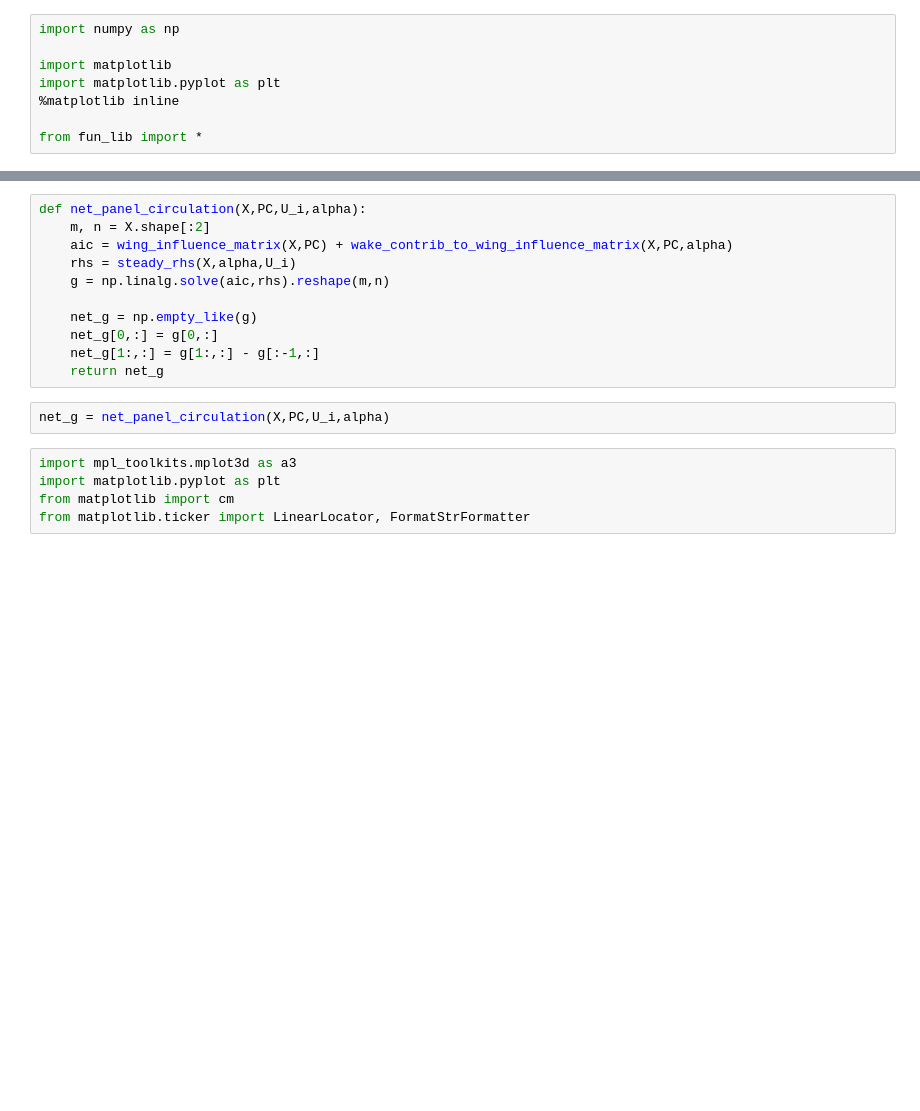
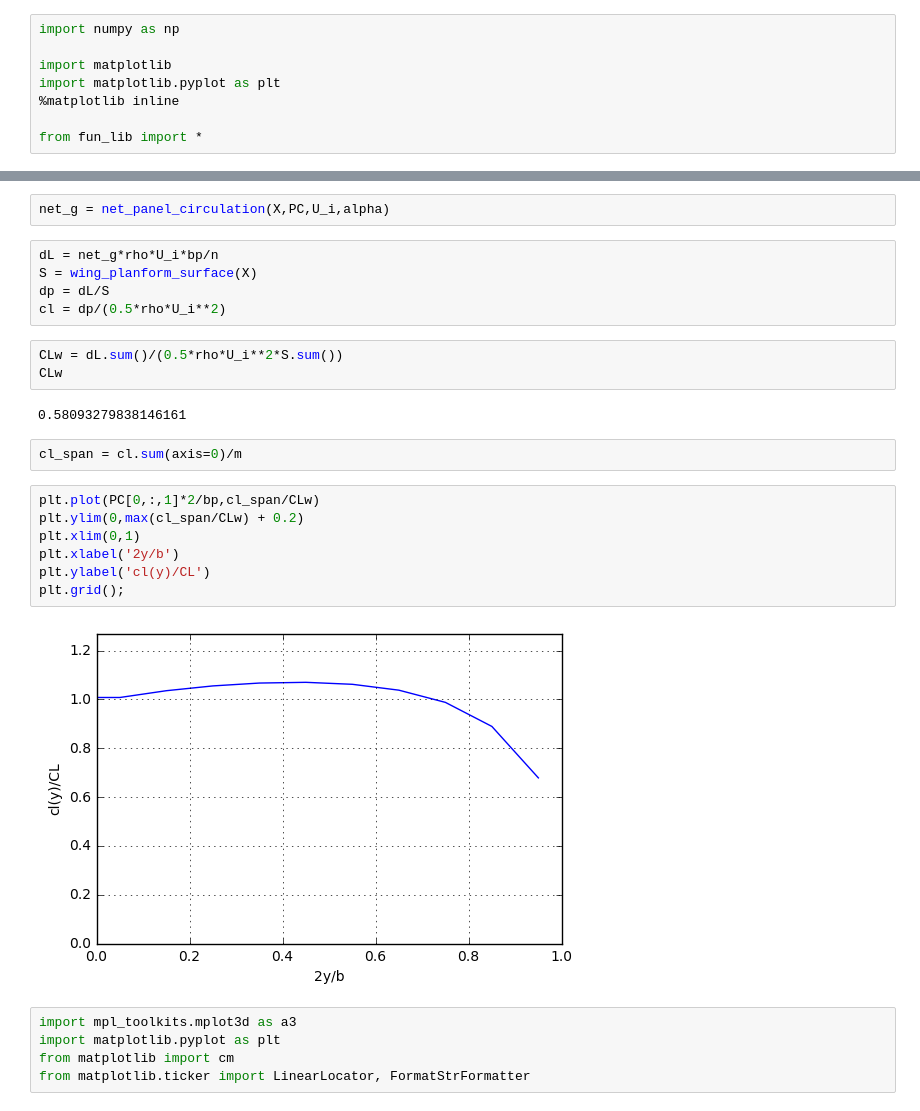
Before and after one commit to partmor/ezaero, a Jupyter notebook: steady_VLM/aero.ipynb, the cells around one changed output, grey strips where cells are left out. Drawn from its saved outputs; the diff is of its cells as text; blank space fills up the shorter version.

```diff
--- a/steady_VLM/aero.ipynb
+++ b/steady_VLM/aero.ipynb
@@ -28,16 +28,26 @@ plot_control_points(PC,ax);
-# %%
-def net_panel_circulation(X,PC,U_i,alpha):
-    m, n = X.shape[:2]
-    aic = wing_influence_matrix(X,PC) + wake_contrib_to_wing_influence_matrix(X,PC,alpha)
-    rhs = steady_rhs(X,alpha,U_i)
-    g = np.linalg.solve(aic,rhs).reshape(m,n)
-
-    net_g = np.empty_like(g)
-    net_g[0,:] = g[0,:]
-    net_g[1:,:] = g[1:,:] - g[:-1,:]
-    return net_g
 # %%
 net_g = net_panel_circulation(X,PC,U_i,alpha)
+# %%
+dL = net_g*rho*U_i*bp/n
+S = wing_planform_surface(X)
+dp = dL/S
+cl = dp/(0.5*rho*U_i**2)
+# %%
+CLw = dL.sum()/(0.5*rho*U_i**2*S.sum())
+CLw
+# %% [output]
+0.58093279838146161
+# %%
+cl_span = cl.sum(axis=0)/m
+# %%
+plt.plot(PC[0,:,1]*2/bp,cl_span/CLw)
+plt.ylim(0,max(cl_span/CLw) + 0.2)
+plt.xlim(0,1)
+plt.xlabel('2y/b')
+plt.ylabel('cl(y)/CL')
+plt.grid();
+# %% [output]
+[figure, added]
 # %%
 import mpl_toolkits.mplot3d as a3
 import matplotlib.pyplot as plt
```
Also changed, not shown: parts of 4 cells of this notebook, 1 other file.
